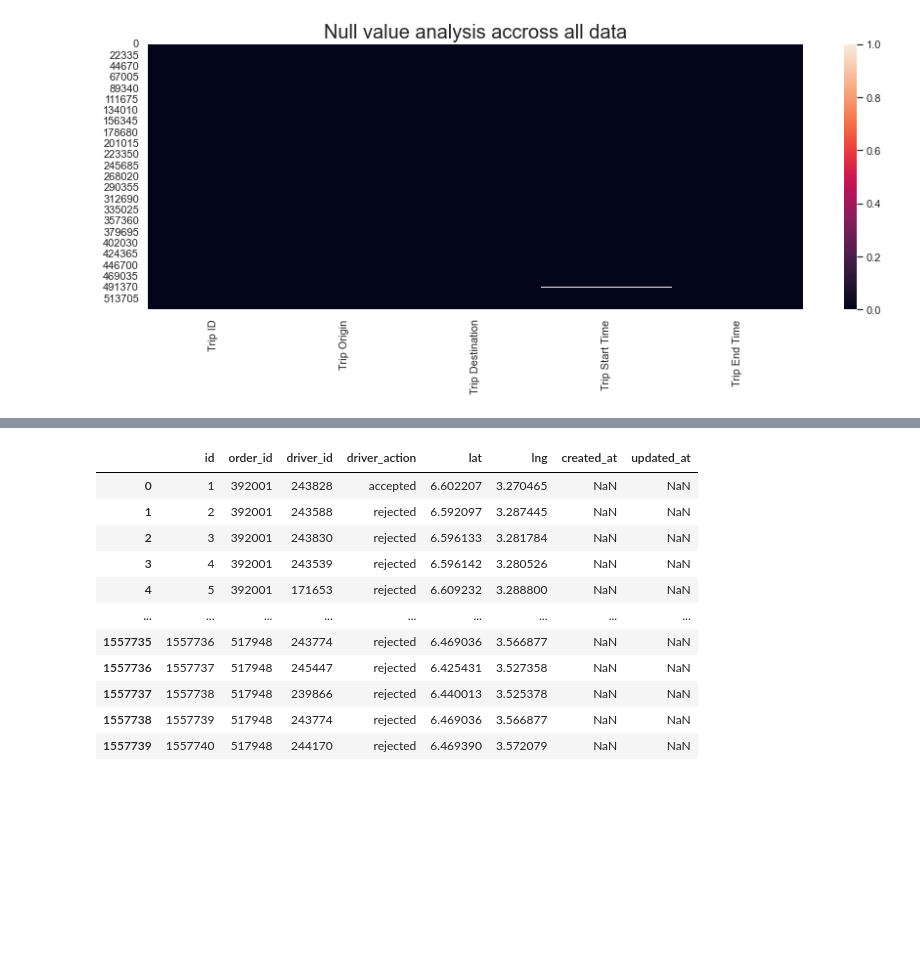
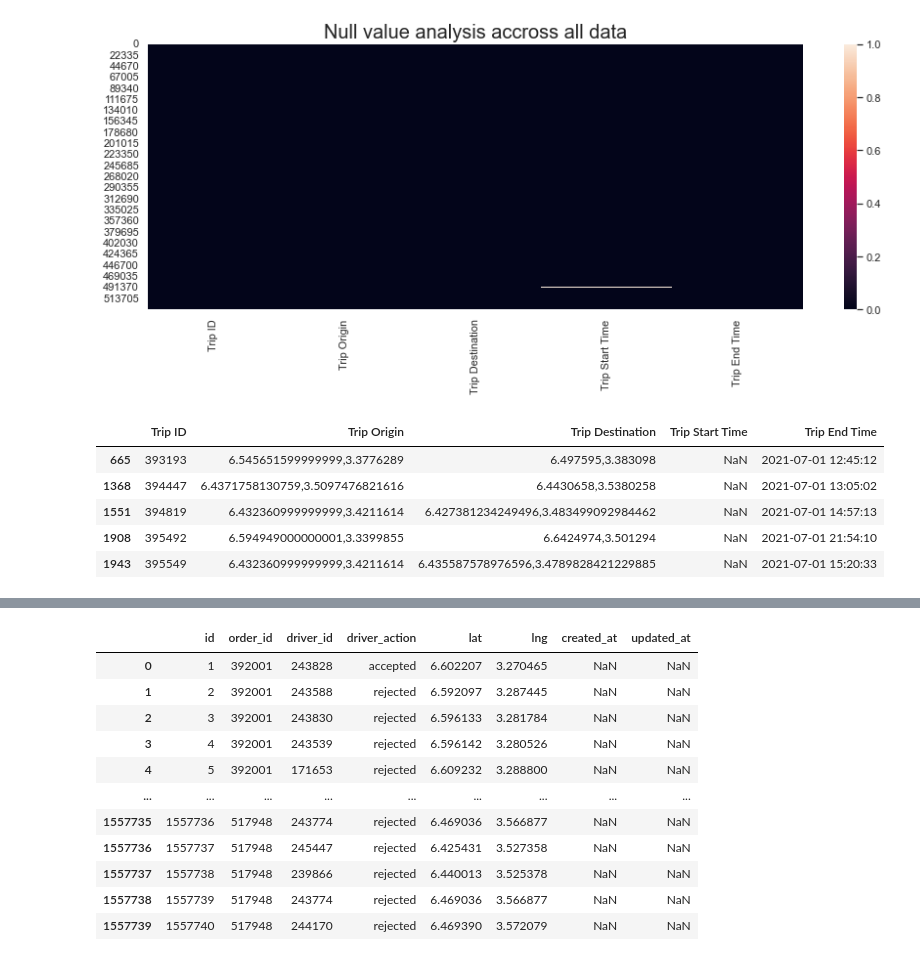
Before and after one commit to BekaluTa/Drivers-Delivery-with-Cuasual-Infrence, a Jupyter notebook: Notebook/EDA.ipynb, the cells around one changed output, grey strips where cells are left out. Drawn from its saved outputs; the diff is of its cells as text; code cells hidden in the pictures; blank space fills up the shorter version.

```diff
--- a/Notebook/EDA.ipynb
+++ b/Notebook/EDA.ipynb
@@ -37,3 +67,13 @@ plt.title('Null value analysis accross all data',size=20)
 plt.show()
 # %% [output]
 [figure]
+# %%
+# check out rows with missing columns
+Data[Data.isnull().any(axis=1)].head()
+# %% [output]
+|  | Trip ID | Trip Origin | Trip Destination | Trip Start Time | Trip End Time |
+| 665 | 393193 | 6.545651599999999,3.3776289 | 6.497595,3.383098 | NaN | 2021-07-01 12:45:12 |
+| 1368 | 394447 | 6.4371758130759,3.5097476821616 | 6.4430658,3.5380258 | NaN | 2021-07-01 13:05:02 |
+| 1551 | 394819 | 6.432360999999999,3.4211614 | 6.427381234249496,3.483499092984462 | NaN | 2021-07-01 14:57:13 |
+| 1908 | 395492 | 6.594949000000001,3.3399855 | 6.6424974,3.501294 | NaN | 2021-07-01 21:54:10 |
+| 1943 | 395549 | 6.432360999999999,3.4211614 | 6.435587578976596,3.4789828421229885 | NaN | 2021-07-01 15:20:33 |
```
Also changed, not shown: parts of 6 cells of this notebook.
